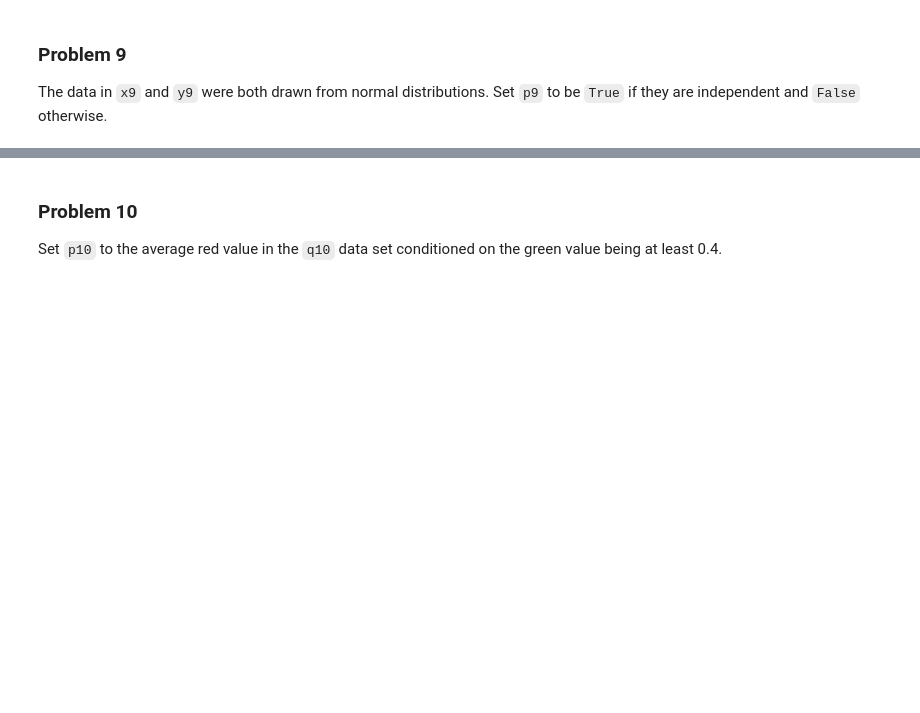
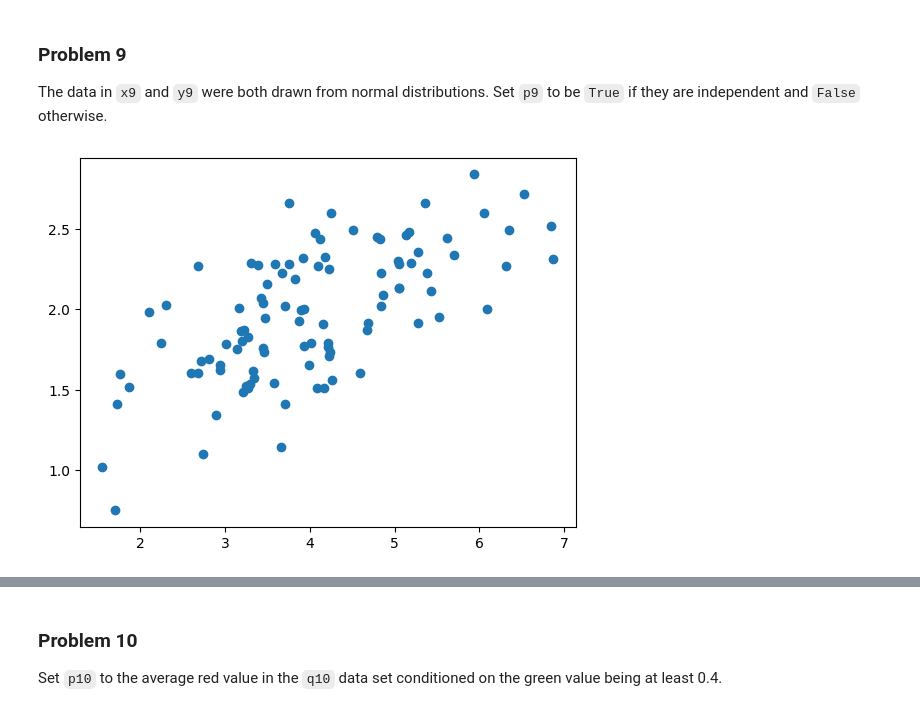
Before and after one commit to manningdbu/dx601-homework-07, a Jupyter notebook: homework_7.ipynb, the cells around one changed output, grey strips where cells are left out. Saved outputs shown, nothing was run; the diff lists cells and outputs as text; code cells hidden in the pictures; blank space fills up the shorter version.

```diff
--- a/homework_7.ipynb
+++ b/homework_7.ipynb
@@ -274,6 +274,11 @@ y9 = np.array([1.59802707, 1.65638831, 1.69389145, 1.73320057, 2.27057215,
        2.07065288, 1.10096927, 2.35949112, 1.41311036, 1.51559291,
        1.75612679, 2.25287521, 1.56027176, 1.01926126, 1.67806432,
        1.98284661, 1.5090704 , 2.4438849 , 1.41105619, 2.32883079])
+# %%
+plt.scatter(x9, y9)
+plt.show()
+# %% [output]
+[figure, added]
 # %%
 # YOUR CHANGES HERE
 
```
Also changed, not shown: parts of 14 cells of this notebook.
